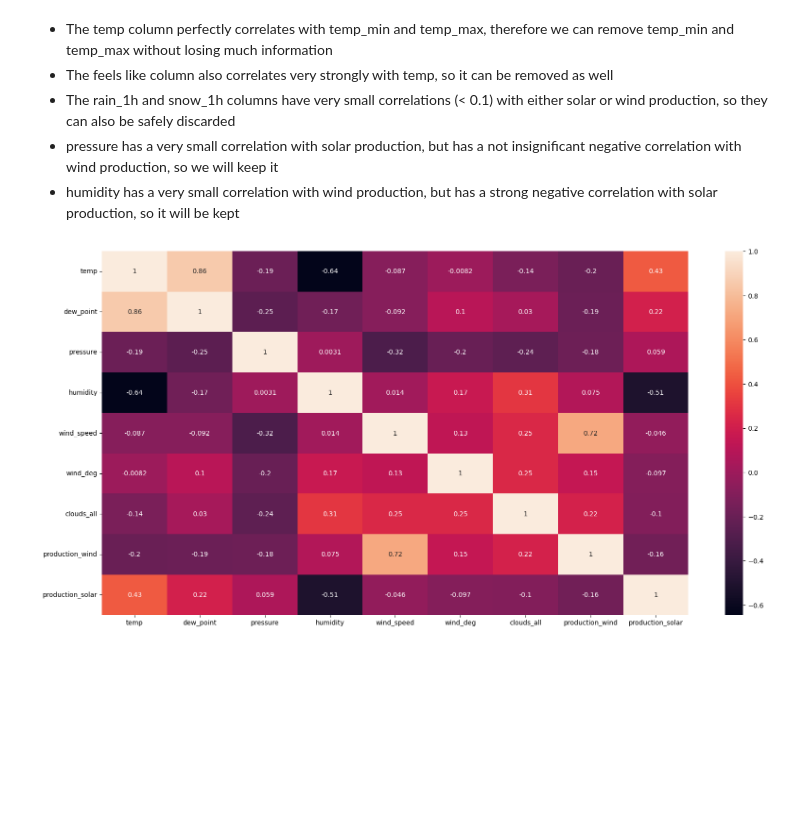
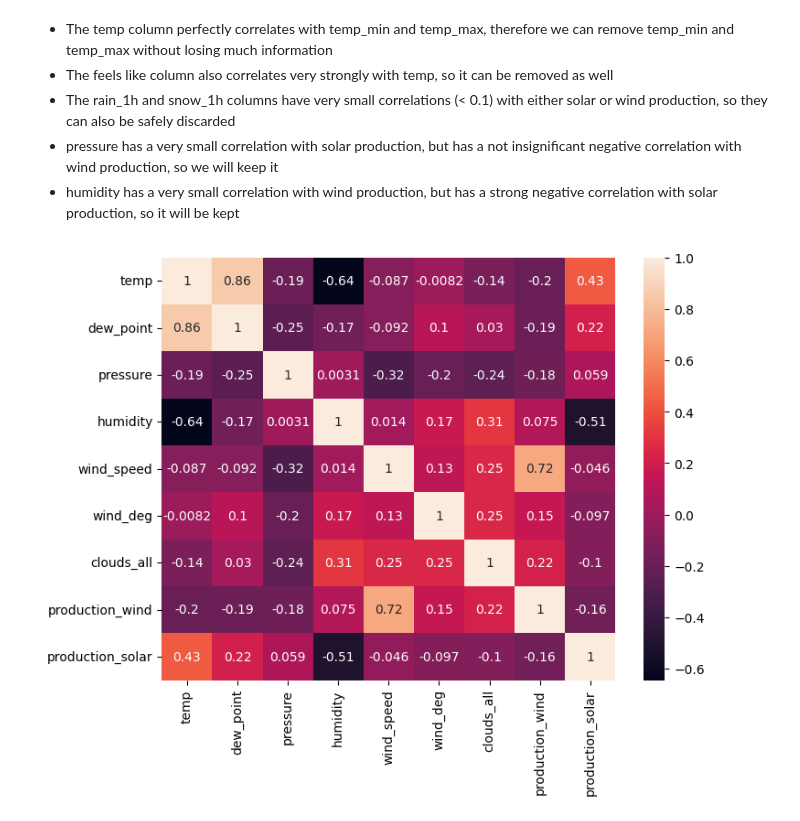
Before and after one commit to ibrahimmkhalid/data-228-project, a Jupyter notebook: exploring.sync.ipynb, the cells around one changed output. Saved outputs shown, nothing was run; the diff lists cells and outputs as text; code cells hidden in the pictures; blank space fills up the shorter version.

```diff
--- a/exploring.sync.ipynb
+++ b/exploring.sync.ipynb
@@ -387,10 +387,10 @@ df.drop(columns=["feels_like","temp_min", "temp_max", "rain_1h", "snow_1h"], inp
 df.to_csv("./data/france_weather_energy_with_date.csv", index=False)
 df = df.drop(columns=["dt_iso"]).reset_index(drop=True)
 # %%
-plt.figure(figsize=(20, 10))
+plt.figure(figsize=(8, 6))
 sns.heatmap(df.corr(), annot=True)
 plt.show()
 # %% [output]
-[figure, old version]
+[figure, new version]
 # %%
 df.to_csv("./data/france_weather_energy.csv", index=False)
```
Also changed, not shown: parts of 3 cells of this notebook, 3 other files.
